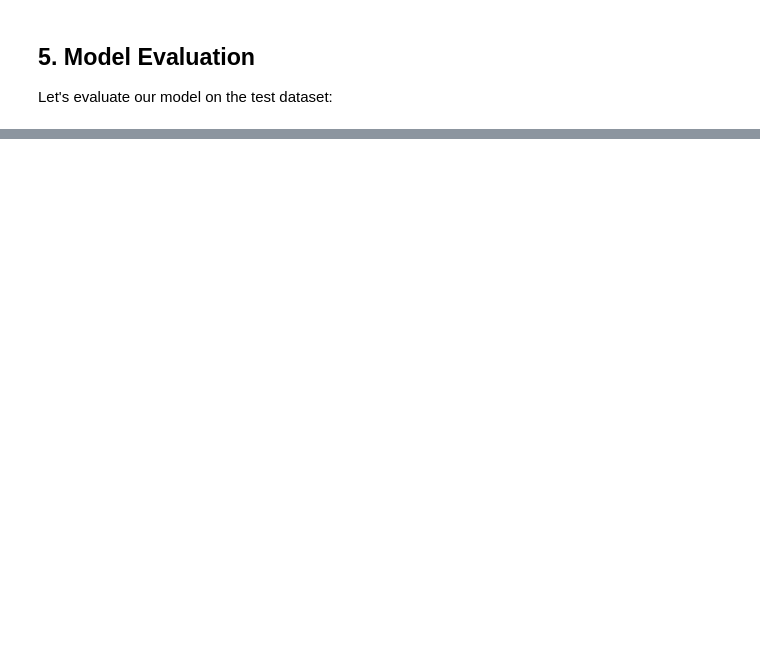
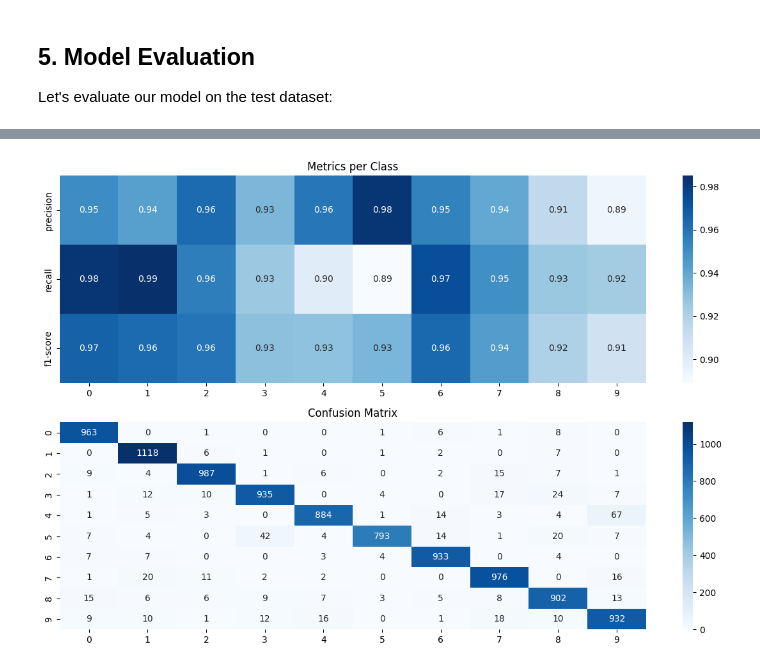
Before and after one commit to marrln/Radial-Basis-Function-Based-Kolmogorov-Arnold-Networks, a Jupyter notebook: MNIST/mnist_kan_training.ipynb, the cells around one changed output, grey strips where cells are left out. Saved outputs shown, nothing was run; the diff lists cells and outputs as text; code cells hidden in the pictures; blank space fills up the shorter version.

```diff
--- a/MNIST/mnist_kan_training.ipynb
+++ b/MNIST/mnist_kan_training.ipynb
@@ -20,9 +20,8 @@ import torch
 
 # Settings for dataset download
 DATASET_ROOT = './data'  # Default location to download the MNIST dataset
-# Alternatively, you can use a custom path like:
-# DATASET_ROOT = os.path.join(os.path.expanduser('~'), 'datasets', 'mnist')
-DATASET_ROOT = r"C:\Users\mrlnp\OneDrive - National and Kapodistrian University of Athens\Υπολογιστής\KANs\mnist\MNIST\Dataset"
+# Alternatively, you can use a custom path:
+# DATASET_ROOT =
 
 # Create the directory if it doesn't exist
 os.makedirs(DATASET_ROOT, exist_ok=True)
@@ -40,7 +39,7 @@ else:
 
 # Other global settings
 USE_CUDA = torch.cuda.is_available()  # Automatically use CUDA if available
-RANDOM_SEED = 42  # Random seed for reproducibility
+RANDOM_SEED = 42                      # Random seed for reproducibility
 # %% [output]
 MNIST dataset will be downloaded to: C:\Users\mrlnp\OneDrive - National and Kapodistrian University of Athens\Υπολογιστής\KANs\mnist\MNIST\Dataset
 # %%
@@ -95,6 +96,7 @@ if torch.cuda.is_available():
 
 # Data transformation
 transform = transforms.Compose([
+    transforms.Resize((config['x_dim'], config['y_dim'])),  # Resize to match model input dimensions
     transforms.ToTensor(),
     transforms.Normalize((0.1307,), (0.3081,))  # MNIST mean and std
 ])
@@ -324,0 +310,21 @@ else:
+# %%
+# Now collect predictions
+model.eval()
+y_true = []
+y_pred = []
+
+with torch.no_grad():
+    for data, target in test_loader:
+        data, target = data.to(device), target.to(device)
+        output = model(data)
+        _, predicted = torch.max(output, 1)
+
+        y_true.extend(target.cpu().numpy())
+        y_pred.extend(predicted.cpu().numpy())
+y_true = np.array(y_true)
+y_pred = np.array(y_pred)
+
+class_names = [str(i) for i in range(10)]
+plot_confusion_matrix(y_true, y_pred, class_names)
+# %% [output]
+[figure, added]
```
Also changed, not shown: parts of 8 cells of this notebook.
